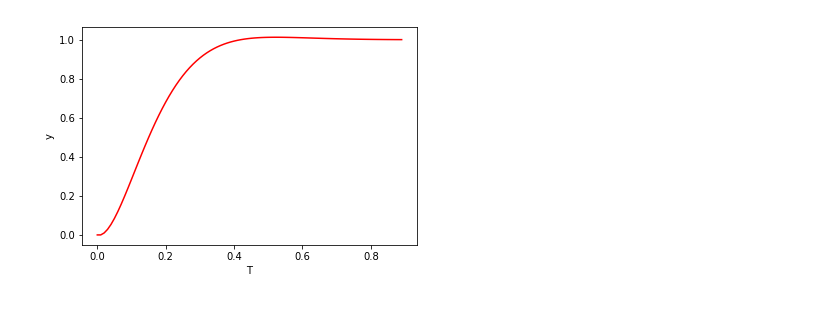
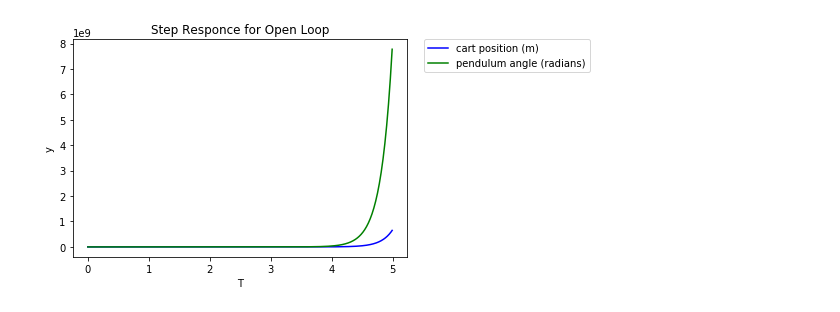
Before and after one commit to lth-qn/jupyter_nb, a Jupyter notebook: Simulation_state-based_2ndTask/state-basedSimulation.ipynb, the cells around one changed output. Drawn from its saved outputs; the diff is of its cells as text; code cells hidden in the pictures.

Commit message:
update plotting boundary givenp

```diff
--- a/Simulation_state-based_2ndTask/state-basedSimulation.ipynb
+++ b/Simulation_state-based_2ndTask/state-basedSimulation.ipynb
@@ -3,6 +3,8 @@
 # x_dot = A.x + B.u
 # y = C.x + D.u
 # e.g., u = -(k.T).x. u can be a non-linear
+# ref: Inverted Pendulum: System Modeling
+# http://ctms.engin.umich.edu/CTMS/index.php?example=InvertedPendulum&section=ControlStateSpace
 
 import numpy as np
 import matplotlib.pyplot as plt
@@ -12,15 +14,16 @@ def con(y, s, x):
 #print con(0, 0.5, 0)
 
 def closedLoop(y, s, x):
-    # fill-in K matrix here:
-    K
-    return -K*x
+    # fill-in K matrix euation. Below is just a controller matrix for
+    # the Inverted Pendulum pendulum problem
+    K = np.array([-70.7107  ,-37.8345  ,105.5298   ,20.9238])
+    return s-K.dot(x)
 #print con(0, 0.5, 0)
 
 
 def simulate(A, B, C, D, regulator_func, s, T, x0=0):
     #intitialize y, u
-    y = np.zeros(len(T))
+    y = np.matrix(np.zeros((C.shape[0],len(T))))
     u = np.zeros((len(T),np.size(x0,1)))
     if type(x0) is int:
         xt = np.matrix([x0]*len(A)).T
@@ -33,58 +36,88 @@ def simulate(A, B, C, D, regulator_func, s, T, x0=0):
     #print "xt.shape = \n",(xt).shape
     #print "B.shape = \n",(B).shape
     #print "u.shape = \n",u.shape
     #print "s.shape = \n",s.shape
     #print "C.T.shape = \n",C.T.shape
     #print "D.shape = \n",D.shape
 
     for i, t in enumerate(T):
+        u[[i],:] = regulator_func(y[:,i], s[i],xt)
+        x_dot = A.dot(xt) + B.dot(u[[i],:])
+        y[:,i] = (C).dot(xt) + D.dot(u[[i],:])
+        #print "u[[i],:].shape = \n",u[[i],:].shape
+        #print "xt = \n",xt
         #print "regulator_func = \n",(regulator_func(y[i], s[i],xt))
-        u[[i],:] = regulator_func(y[i], s[i],xt)
-        x_dot = A.dot(xt) + B.dot(u[[i],:])
         #print "x_dot = \n",x_dot
         #print "(C.T).dot(xt) = \n",((C.T).dot(xt)).shape
         #print " D.dot(u[[i],:]) = \n",(D.dot(u[[i],:])).shape
         #print "(C.T).dot(xt) + D.dot(u[[i],:]) = \n",((C.T).dot(xt) + D.dot(u[[i],:])).shape
-        y[[i]] = (C).dot(xt) + D.dot(u[[i],:])
         #print "y[[i]] = \n",y[[i]]
         if i < len(T)-1:
             xt = xt + x_dot*(T[i+1]-T[i])
-        #print "y[[i]] = \n",y[[i]]
     return y, u
 
 
-#A = np.matrix([[0, 1, 0],
-#               [-10, -1.167, 25],
-#               [0, 0, -0.8]]) # A: 3x3 matrix
-#B = np.matrix([[0], [0], [2.4]]) # e.g., B: 3x1 matrix
-#C = np.matrix([1, 0, 0]) # e.g., C: 3x1 matrix
-#D = np.matrix([[0]]) # e.g., D: 1x2 matrix
+# test a Inverted Pendulum function
+M = 0.5;
+m = 0.2;
+b = 0.1;
+I = 0.006;
+g = 9.8;
+l = 0.3;
 
-A = np.matrix([[0., -10.],
-               [10., -16.6]])
-#A = np.matrix(np.zeros((A.shape)))
-#print "A = \n",A
-B = np.matrix([[-10.], [0.]])
-C = np.matrix([0., -1.])
-D = np.matrix([[0.]])
+p = I*(M+m)+M*m*(l**2); #denominator for the A and B matrices
 
-T = np.arange(0, 0.9, 0.01)
-s = np.ones(len(T))
-#s = np.append(1, np.zeros(len(T)-1))
-x0 = np.matrix([[0.0], [0.0]])
-#x0 = np.matrix([[20], [10], [10]])
+# State space matries: A, B, C, D
+A = np.matrix([[0      ,1              ,0           ,0],
+     [0 ,-(I+m*(l**2))*b/p  ,(m**2)*g*(l**2)/p   ,0],
+     [0      ,0              ,0           ,1],
+     [0 ,-(m*l*b)/p       ,m*g*l*(M+m)/p  ,0]]);
 
-# anonymous function for just outputing s directly (is this open loop then?)
-# yes <3
+B = np.matrix([[     0],
+     [(I+m*(l**2))/p],
+          [0],
+        [m*l/p],]);
+
+C = np.matrix([[1 ,0 ,0 ,0],
+     [0 ,0 ,1 ,0],]);
+
+D = np.matrix([[0],
+     [0]]);
+
+# initial X
+x0 = np.matrix(np.zeros(A.shape[0])).T
+
+#T: time
+T = np.arange(0, 5, 0.01)
+
+#s: input, e.g., step function with amplitude of 0.2
+s =0.2*np.ones(len(T));
+
+# opened loop
 inputSignal = lambda y,s,x: s
 regulator_func = inputSignal
-
 y, u = simulate(A, B, C, D, regulator_func, s, T, x0)
-
 plt.figure()
-plt.plot(T, y, 'r')
+line1, = plt.plot(T, np.array(y[0,:].T), 'b', label='cart position (m)')
+line2, = plt.plot(T, np.array(y[1,:].T), 'g', label='pendulum angle (radians)')
+first_legend = plt.legend(handles=[line1], loc=1)
+plt.legend(bbox_to_anchor=(1.05, 1), loc=2, borderaxespad=0.)
 plt.xlabel('T')
 plt.ylabel('y')
+plt.title('Step Responce for Open Loop')
+
+
+# closed loop
+regulator_func = closedLoop
+y, u = simulate(A, B, C, D, regulator_func, s, T, x0)
+plt.figure()
+line1, = plt.plot(T, np.array(y[0,:].T), 'b', label='cart position (m)')
+line2, = plt.plot(T, np.array(y[1,:].T), 'g', label='pendulum angle (radians)')
+first_legend = plt.legend(handles=[line1], loc=1)
+plt.legend(bbox_to_anchor=(1.05, 1), loc=2, borderaxespad=0.)
+plt.xlabel('T')
+plt.ylabel('y')
+plt.title('Step Responce for Closed Loop With Controller')
 plt.show()
 # %% [output]
-[figure, old version]
+[figure, new version]
```
Also changed, not shown: parts of 2 cells of this notebook.
